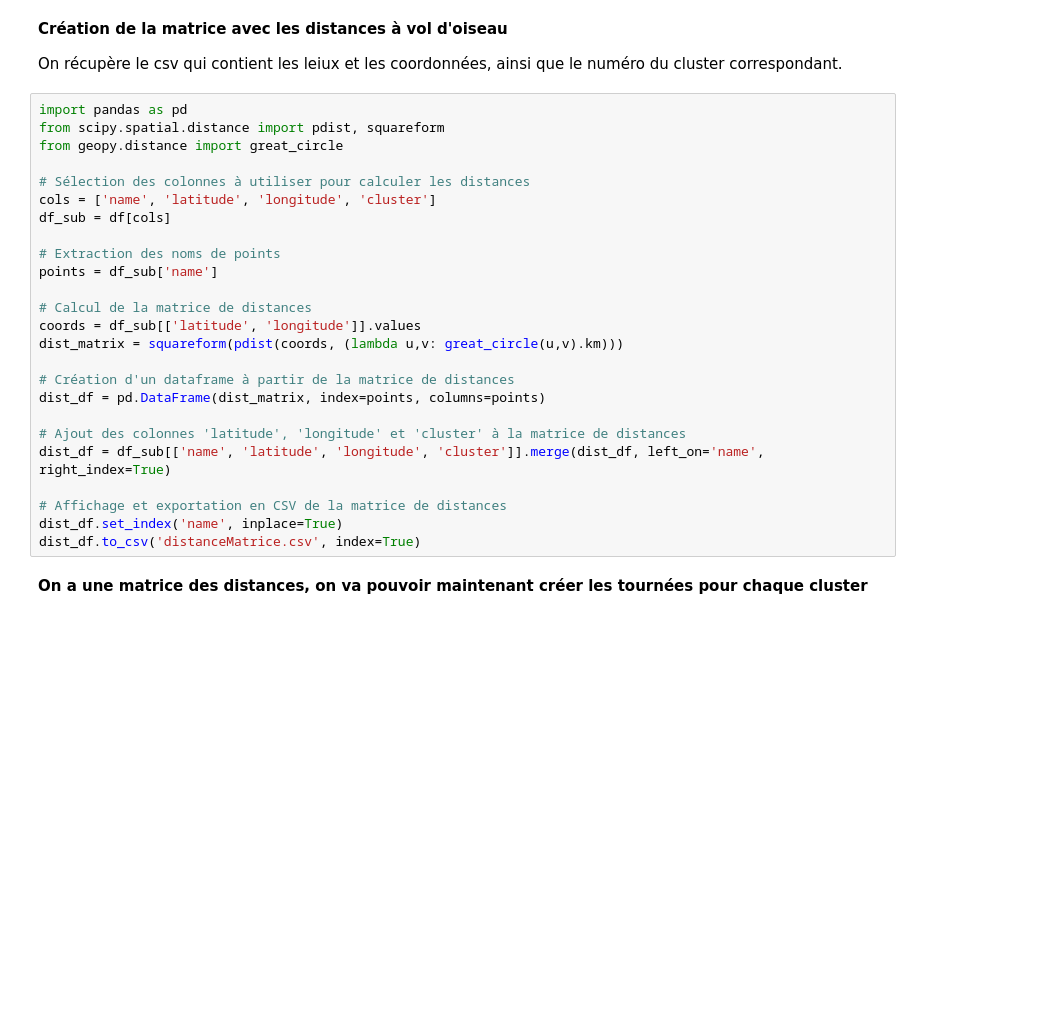
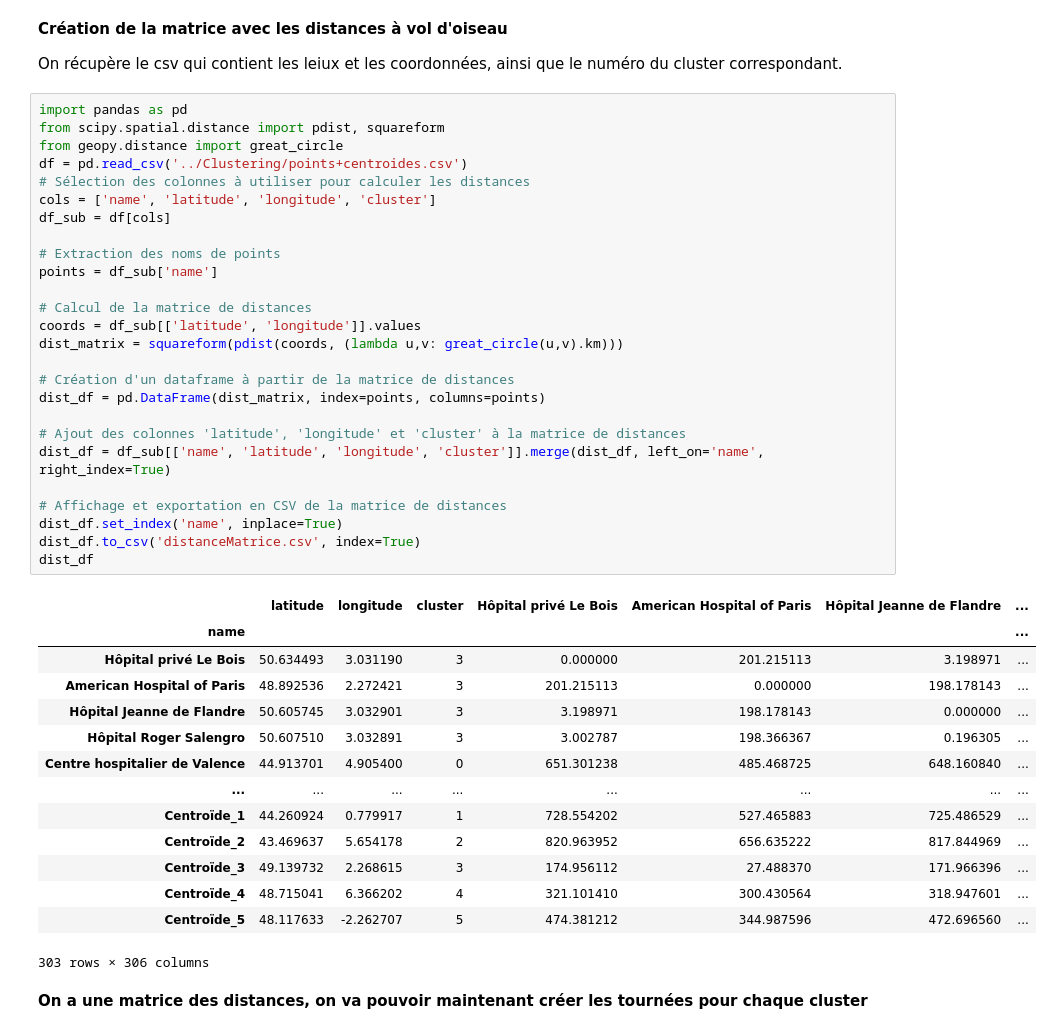
Before and after one commit to Augustin0412/MemoirePaulAugustin2, a Jupyter notebook: algo_TSP/algoTSP.ipynb, the cells around one changed output. Saved outputs shown, nothing was run; the diff lists cells and outputs as text; blank space fills up the shorter version.

```diff
--- a/algo_TSP/algoTSP.ipynb
+++ b/algo_TSP/algoTSP.ipynb
@@ -115,27 +115,43 @@ On récupère le csv qui contient les leiux et les coordonnées, ainsi que le nu
 # %%
 import pandas as pd
 from scipy.spatial.distance import pdist, squareform
 from geopy.distance import great_circle
-
+df = pd.read_csv('../Clustering/points+centroides.csv')
 # Sélection des colonnes à utiliser pour calculer les distances
 cols = ['name', 'latitude', 'longitude', 'cluster']
 df_sub = df[cols]
 
 # Extraction des noms de points
 points = df_sub['name']
 
 # Calcul de la matrice de distances
 coords = df_sub[['latitude', 'longitude']].values
 dist_matrix = squareform(pdist(coords, (lambda u,v: great_circle(u,v).km)))
 
 # Création d'un dataframe à partir de la matrice de distances
 dist_df = pd.DataFrame(dist_matrix, index=points, columns=points)
 
 # Ajout des colonnes 'latitude', 'longitude' et 'cluster' à la matrice de distances
 dist_df = df_sub[['name', 'latitude', 'longitude', 'cluster']].merge(dist_df, left_on='name', right_index=True)
 
 # Affichage et exportation en CSV de la matrice de distances
 dist_df.set_index('name', inplace=True)
 dist_df.to_csv('distanceMatrice.csv', index=True)
+dist_df
+# %% [output]
+|  | latitude | longitude | cluster | Hôpital privé Le Bois | American Hospital of Paris | Hôpital Jeanne de Flandre | ... |
+| name |  |  |  |  |  |  | ... |
+| Hôpital privé Le Bois | 50.634493 | 3.031190 | 3 | 0.000000 | 201.215113 | 3.198971 | ... |
+| American Hospital of Paris | 48.892536 | 2.272421 | 3 | 201.215113 | 0.000000 | 198.178143 | ... |
+| Hôpital Jeanne de Flandre | 50.605745 | 3.032901 | 3 | 3.198971 | 198.178143 | 0.000000 | ... |
+| Hôpital Roger Salengro | 50.607510 | 3.032891 | 3 | 3.002787 | 198.366367 | 0.196305 | ... |
+| Centre hospitalier de Valence | 44.913701 | 4.905400 | 0 | 651.301238 | 485.468725 | 648.160840 | ... |
+| ... | ... | ... | ... | ... | ... | ... | ... |
+| Centroïde_1 | 44.260924 | 0.779917 | 1 | 728.554202 | 527.465883 | 725.486529 | ... |
+| Centroïde_2 | 43.469637 | 5.654178 | 2 | 820.963952 | 656.635222 | 817.844969 | ... |
+| Centroïde_3 | 49.139732 | 2.268615 | 3 | 174.956112 | 27.488370 | 171.966396 | ... |
+| Centroïde_4 | 48.715041 | 6.366202 | 4 | 321.101410 | 300.430564 | 318.947601 | ... |
+| Centroïde_5 | 48.117633 | -2.262707 | 5 | 474.381212 | 344.987596 | 472.696560 | ... |
+303 rows × 306 columns
 # %% [markdown]
 **On a une matrice des distances, on va pouvoir maintenant créer les tournées pour chaque cluster**
```
Also changed, not shown: parts of 2 cells of this notebook, 3 other files.
